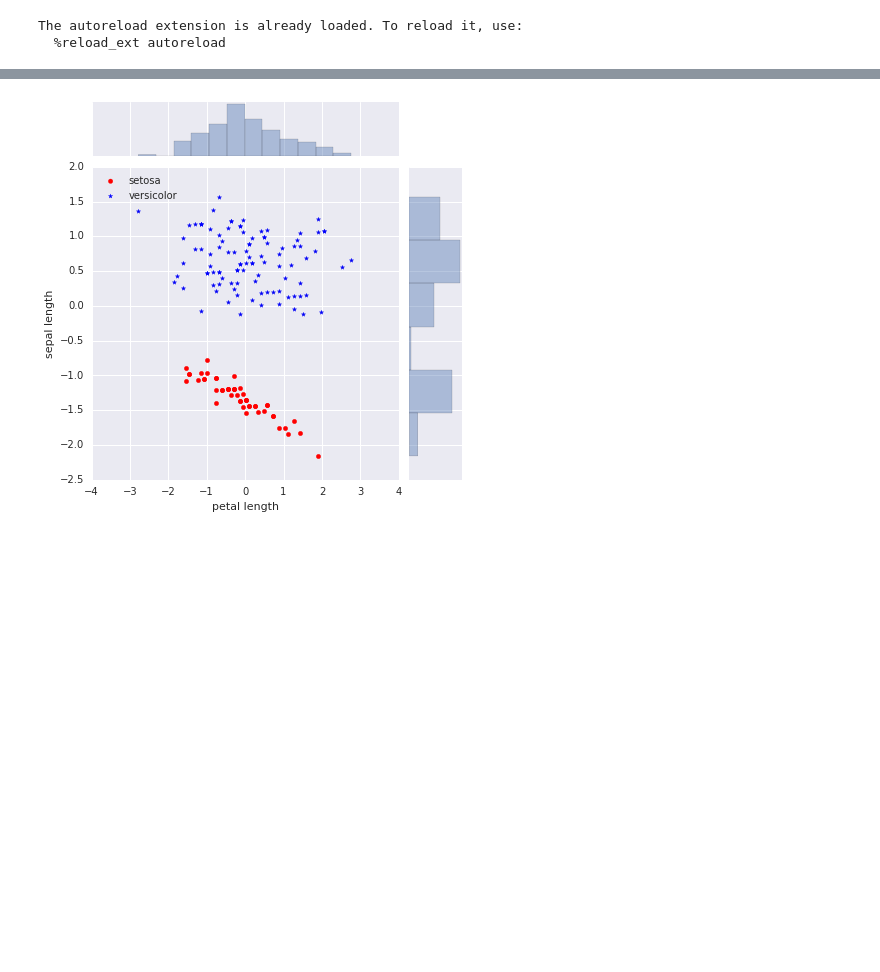
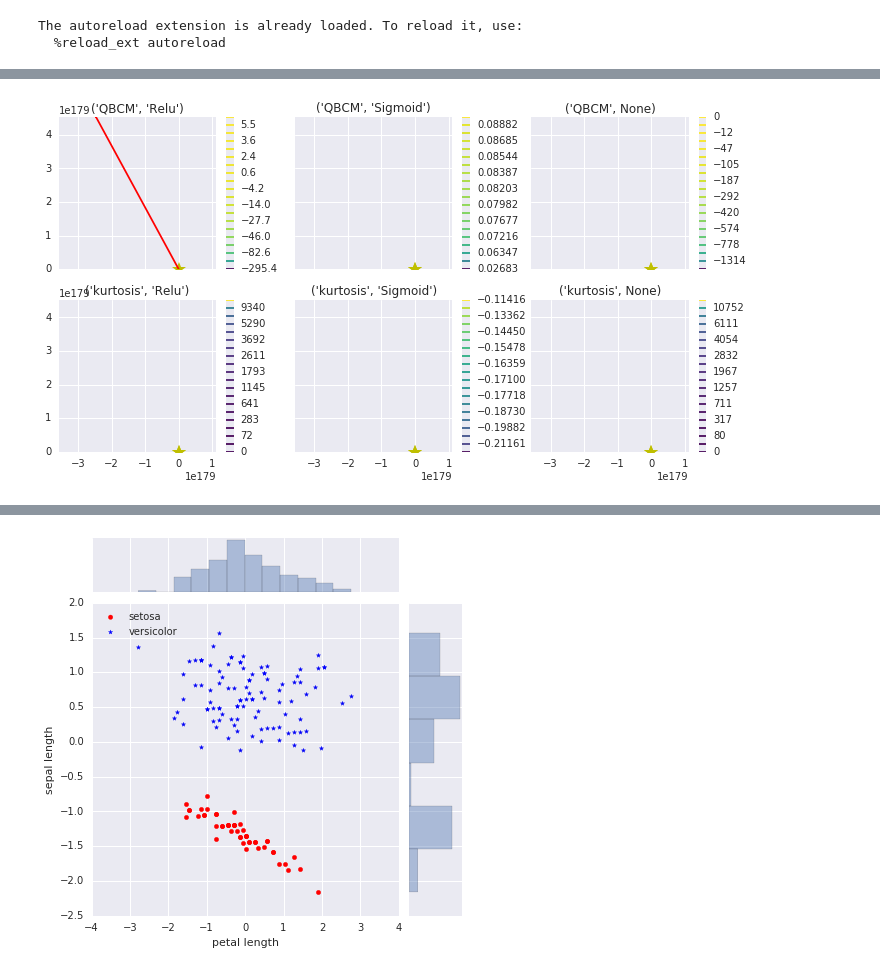
Before and after one commit to ShuangLiBCM/NNDL_Shuang, a Jupyter notebook: Multi_datasets_BCM_training_plotting.ipynb, the cells around one changed output, grey strips where cells are left out. Drawn from its saved outputs; the diff is of its cells as text; code cells hidden in the pictures; blank space fills up the shorter version.

```diff
--- a/Multi_datasets_BCM_training_plotting.ipynb
+++ b/Multi_datasets_BCM_training_plotting.ipynb
@@ -26,3 +75,26 @@ plt.plot([0,w[1][0]],[0,w[1][1]])
+# %%
+# Contruct objective function and 2D contour
+# Track the weight update trajectory
+# Plot the trained weights on top
+# Generate the objective function landscape
+
+w_min = -7
+w_max = 7
+reso = 50
+
+ny = 2    # 2 output neurons
+n_epoch = 200
+p = 2
+eta = 0.005
+tau = 200
+batch = 1
+decay = 0.005
+
+para = [ny,n_epoch,p,eta,tau,batch,decay]
+
+BCM.bcm_obj(Laplace_rt_wt,w_min,w_max,reso,para,ori_w = Laplace_w)
+# %% [output]
+[figure, added]
 # %%
 # Load laplace data
 Laplace_rt_wt,Laplace_w = data_loader.load_laplace(loc = 0, scale = 1, sample_size = 1000,dimension = 2,skew = False, whiten = True, rotation = False)
```
Also changed, not shown: parts of 7 cells of this notebook, 2 other files.
